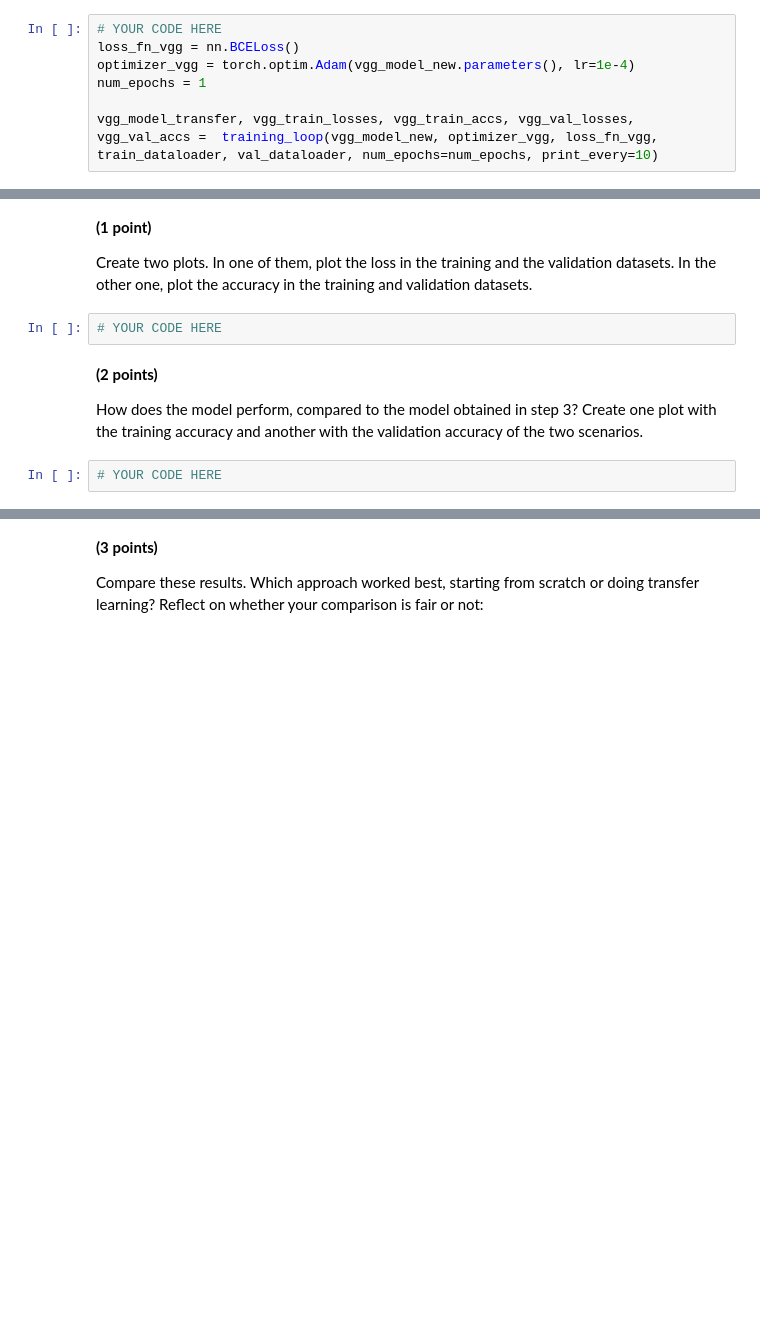
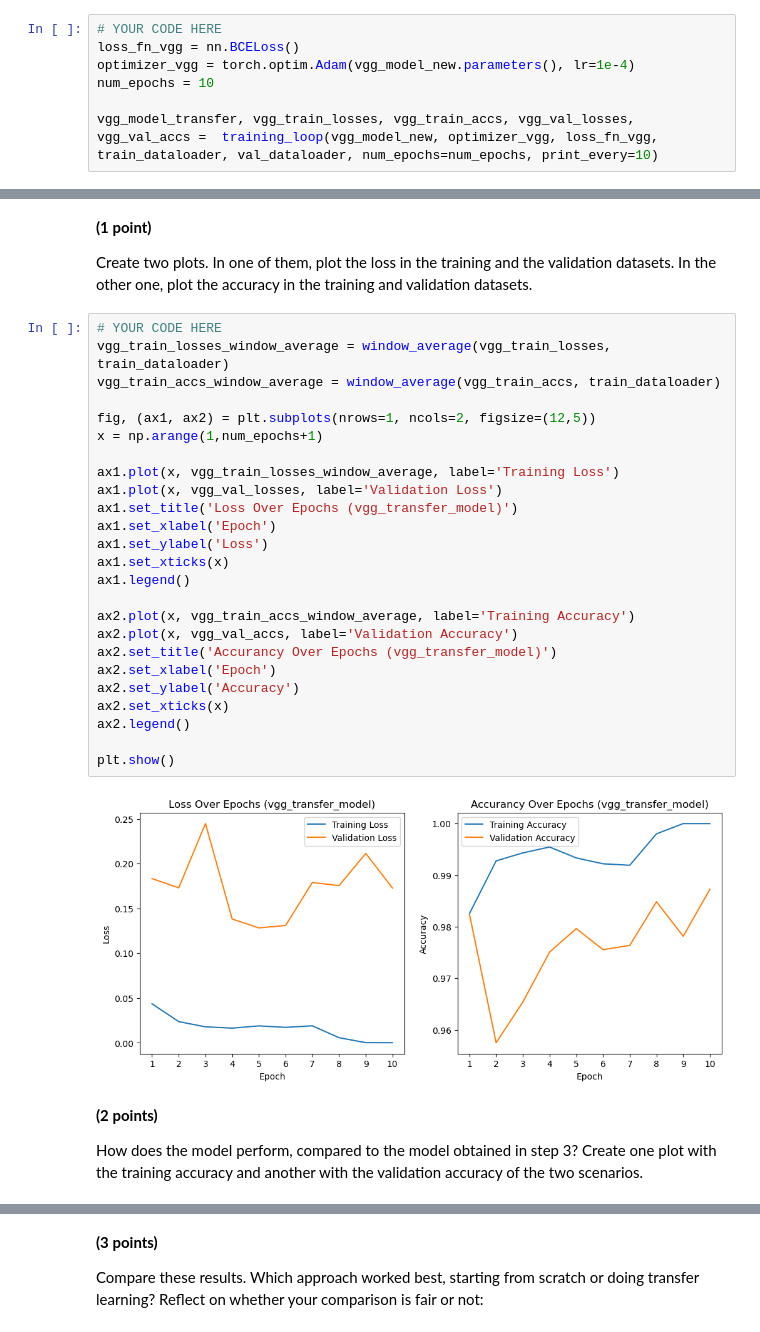
Before and after one commit to chenbin234/SSY340_Deep_machine_learning, a Jupyter notebook: HA1/HA1.ipynb, the cells around one changed output, grey strips where cells are left out. Saved outputs shown, nothing was run; the diff lists cells and outputs as text; blank space fills up the shorter version.

```diff
--- a/HA1/HA1.ipynb
+++ b/HA1/HA1.ipynb
@@ -1040,7 +1075,7 @@ Perform the transfer learning by training the top layers of your model.
 # YOUR CODE HERE
 loss_fn_vgg = nn.BCELoss()
 optimizer_vgg = torch.optim.Adam(vgg_model_new.parameters(), lr=1e-4)
-num_epochs = 1
+num_epochs = 10
 
 vgg_model_transfer, vgg_train_losses, vgg_train_accs, vgg_val_losses, vgg_val_accs =  training_loop(vgg_model_new, optimizer_vgg, loss_fn_vgg, train_dataloader, val_dataloader, num_epochs=num_epochs, print_every=10)
 # %% [output]
@@ -1053,11 +1100,34 @@ KeyboardInterrupt:
 **(1 point)**
 
 Create two plots. In one of them, plot the loss in the training and the validation datasets. In the other one, plot the accuracy in the training and validation datasets.
-# %%
-# YOUR CODE HERE
+# %%
+# YOUR CODE HERE
+vgg_train_losses_window_average = window_average(vgg_train_losses, train_dataloader)
+vgg_train_accs_window_average = window_average(vgg_train_accs, train_dataloader)
+
+fig, (ax1, ax2) = plt.subplots(nrows=1, ncols=2, figsize=(12,5))
+x = np.arange(1,num_epochs+1)
+
+ax1.plot(x, vgg_train_losses_window_average, label='Training Loss')
+ax1.plot(x, vgg_val_losses, label='Validation Loss')
+ax1.set_title('Loss Over Epochs (vgg_transfer_model)')
+ax1.set_xlabel('Epoch')
+ax1.set_ylabel('Loss')
+ax1.set_xticks(x)
+ax1.legend()
+
+ax2.plot(x, vgg_train_accs_window_average, label='Training Accuracy')
+ax2.plot(x, vgg_val_accs, label='Validation Accuracy')
+ax2.set_title('Accurancy Over Epochs (vgg_transfer_model)')
+ax2.set_xlabel('Epoch')
+ax2.set_ylabel('Accuracy')
+ax2.set_xticks(x)
+ax2.legend()
+
+plt.show()
+# %% [output]
+[figure, added]
 # %% [markdown]
 **(2 points)**
 
 How does the model perform, compared to the model obtained in step 3? Create one plot with the training accuracy and another with the validation accuracy of the two scenarios.
-# %%
-# YOUR CODE HERE
```
Also changed, not shown: parts of 30 cells of this notebook.
